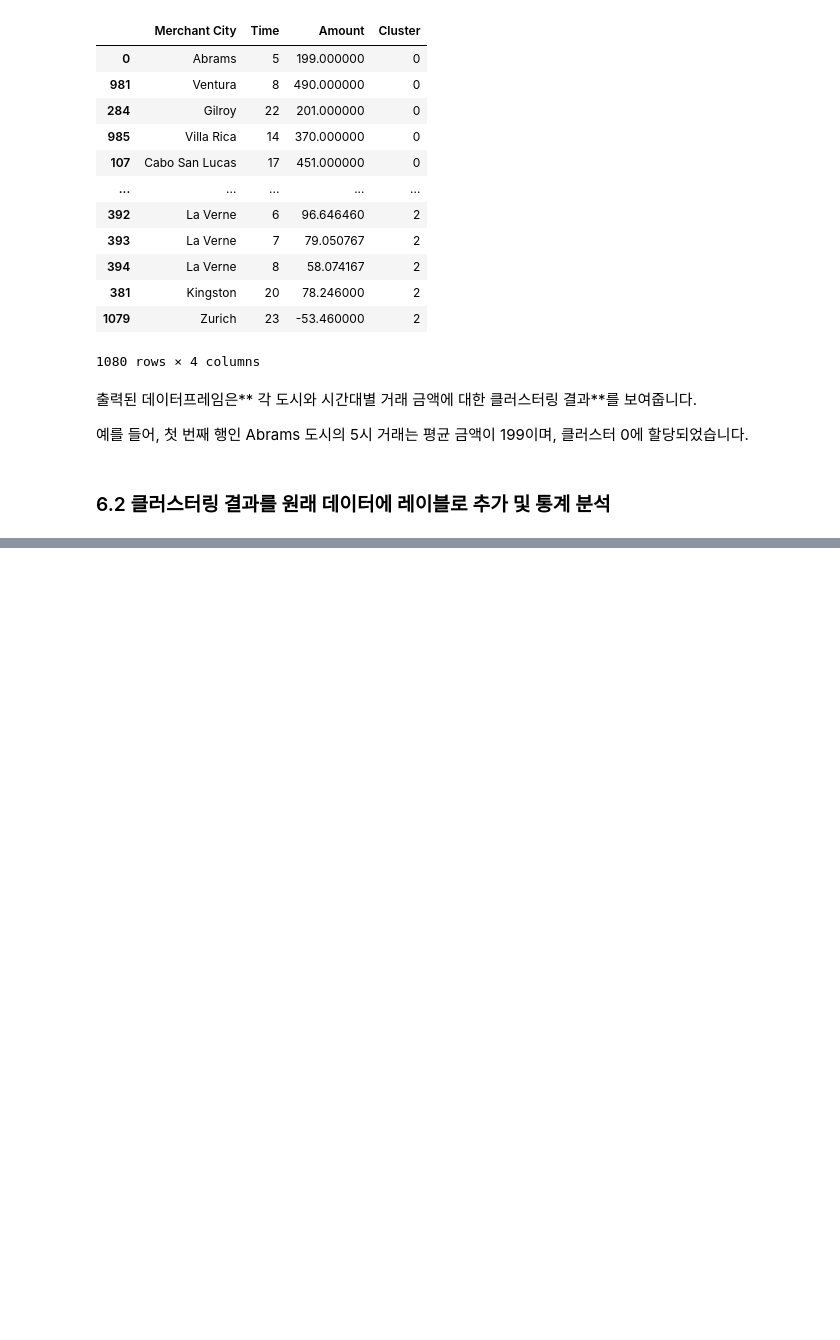
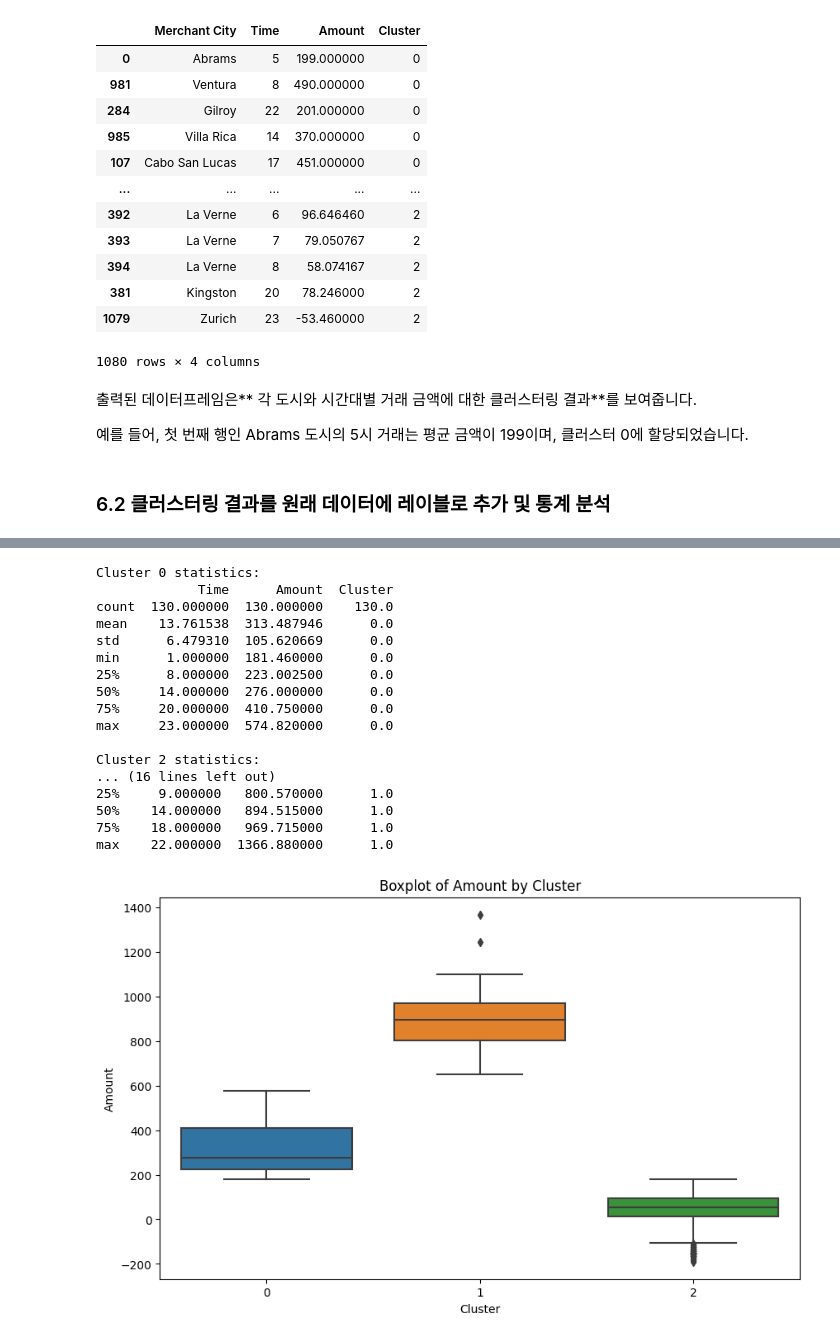
Before and after one commit to pixelwizard2/GuardianPay---Protecting-Against-Lost-Card-and-Copied-Card-Transactions, a Jupyter notebook: GuardianPay_code_(한국어).ipynb, the cells around one changed output, grey strips where cells are left out. Saved outputs shown, nothing was run; the diff lists cells and outputs as text; code cells hidden in the pictures; blank space fills up the shorter version.

Commit message:
Colaboratory를 통해 생성됨

```diff
--- a/GuardianPay_code_(한국어).ipynb
+++ b/GuardianPay_code_(한국어).ipynb
@@ -419,3 +419,25 @@ grouped_data.sort_values('Cluster')
 예를 들어, 첫 번째 행인 Abrams 도시의 5시 거래는 평균 금액이 199이며, 클러스터 0에 할당되었습니다.
 # %% [markdown]
 ### 6.2 클러스터링 결과를 원래 데이터에 레이블로 추가 및 통계 분석
+# %%
+# 클러스터 할당(결과를 원래 데이터에 레이블로 추가)
+grouped_data['Cluster'] = kmeans.labels_
+
+# from google.colab import files
+# # 파일을 다운로드합니다.
+# grouped_data.to_csv('/content/clustered_data.csv', index=False)
+# files.download("/content/clustered_data.csv")
+
+
+# 각 클러스터에 대한 통계적 요약을 수행
+for cluster in grouped_data['Cluster'].unique():
+    print(f"\nCluster {cluster} statistics:")
+    cluster_group = grouped_data[grouped_data['Cluster'] == cluster]
+    print(cluster_group.describe())
+
+# 각 클러스터별로 'Amount'의 분포를 상자 그림으로 표시.
+plt.figure(figsize=(10, 6))
+sns.boxplot(x='Cluster', y='Amount', data=grouped_data)
+plt.title('Boxplot of Amount by Cluster')
+plt.show()
+# %% [output]
@@ -421,0 +446,18 @@ grouped_data.sort_values('Cluster')
+Cluster 0 statistics:
+             Time      Amount  Cluster
+count  130.000000  130.000000    130.0
+mean    13.761538  313.487946      0.0
+std      6.479310  105.620669      0.0
+min      1.000000  181.460000      0.0
+25%      8.000000  223.002500      0.0
+50%     14.000000  276.000000      0.0
+75%     20.000000  410.750000      0.0
+max     23.000000  574.820000      0.0
+
+Cluster 2 statistics:
+... (16 lines left out)
+25%     9.000000   800.570000      1.0
+50%    14.000000   894.515000      1.0
+75%    18.000000   969.715000      1.0
+max    22.000000  1366.880000      1.0
+[figure, added]
```
Also changed, not shown: parts of 1 cell of this notebook.
